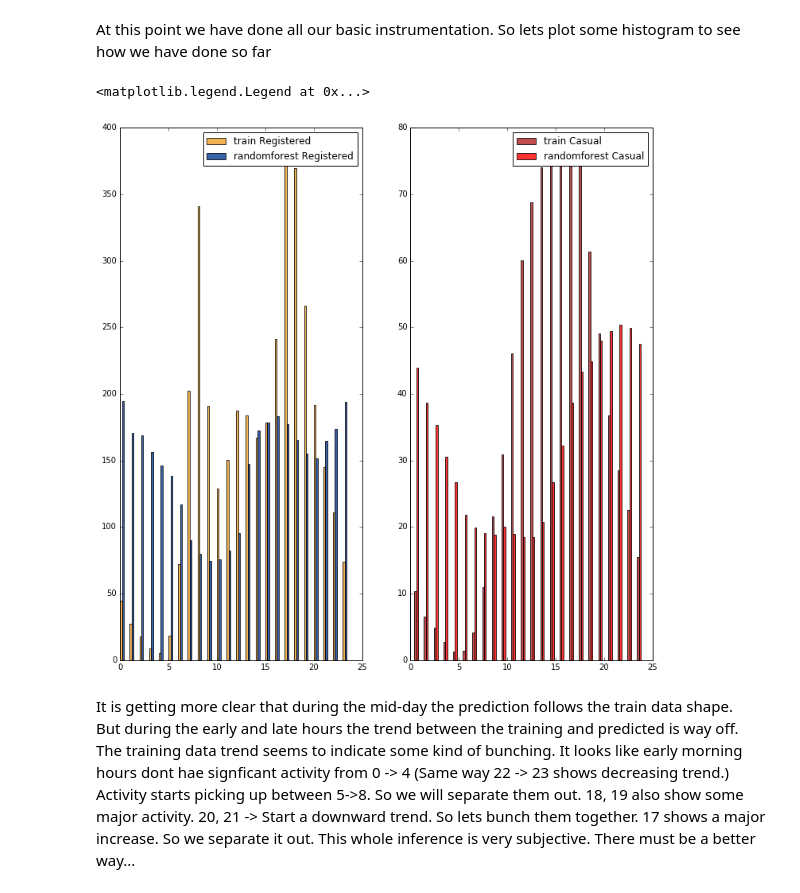
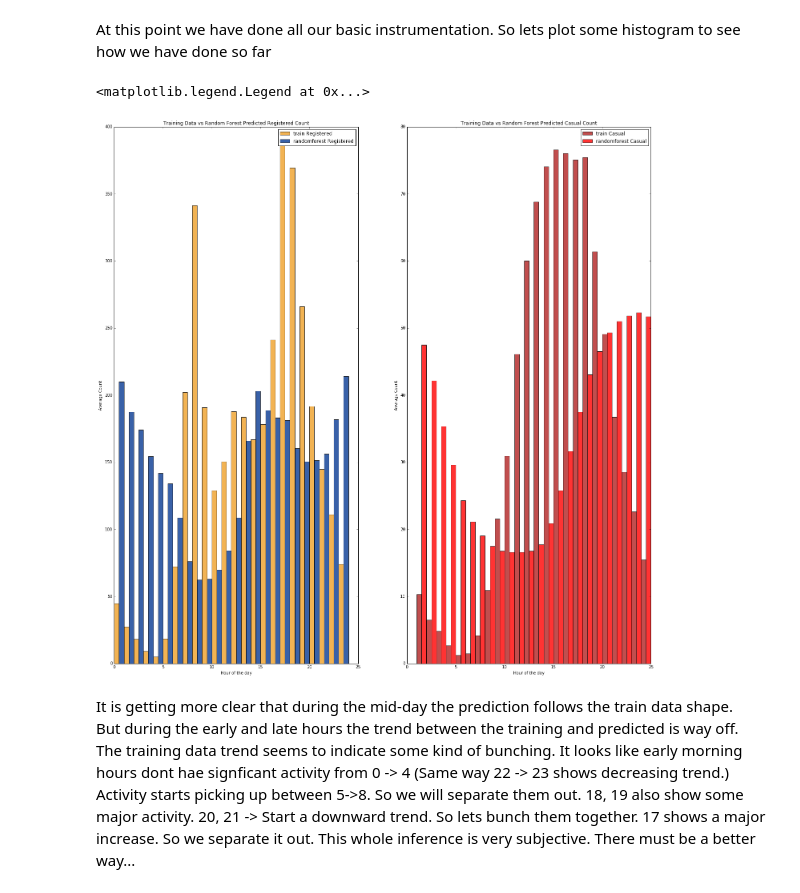
Before and after one commit to MadisonJMyers/W207, a Jupyter notebook: w207_project.ipynb, the cells around one changed output. Drawn from its saved outputs; the diff is of its cells as text; code cells hidden in the pictures.

Commit message:
Add files via upload
Updated Panda section names so that they donot over write the earlier sections.
Also updated the plots

```diff
--- a/w207_project.ipynb
+++ b/w207_project.ipynb
@@ -947,6 +931,7 @@ test_lab_f.close()
 # %% [markdown]
 At this point we have done all our basic instrumentation.  So lets plot some histogram to see how we have done so far
 # %%
+
 hour = np.zeros(train_data.shape[0])
 
 for i in range(train_data[:,0].shape[0]):
@@ -967,9 +952,9 @@ def summarize(preds):
     return averages
 
 
-plt.figure(figsize=(12,12))
+plt.figure(figsize=(24,24))
 plt.xlim(0,24)
-bar_width = 0.2
+bar_width = 0.5
 opacity = 0.8
 
 def width_adjust(x):
@@ -978,39 +963,46 @@ def width_adjust(x):
         x_adjust.append(hour[i] + x)
     return x_adjust
 
-# Split the charts into two.  One for registered and another for casual so that we can see how our prediction follows the training set
+# Split the charts into two.
+#One for registered and another for casual so that we can see how our prediction follows the training set.
 
 fig1 = plt.subplot(121)
+fig1.set_title('Training Data vs Random Forest Predicted Registered Count')
+fig1.set_xlabel('Hour of the day')
+fig1.set_ylabel('Average Count')
 
 bars_train_reg = fig1.bar(set(hour), summarize(conv_train_data[:,-2]), bar_width,
                  alpha=opacity,
                  color='#efa028',
                  label='train Registered')
 
 bars_rf_reg = fig1.bar(width_adjust(1*bar_width), summarize(results_registered), bar_width,
                  alpha=opacity,
                  color='#073a93',
                  label='randomforest Registered')
 
 
 fig1.legend()
 
 fig2 = plt.subplot(122)
+fig2.set_title('Training Data vs Random Forest Predicted Casual Count')
+fig2.set_xlabel('Hour of the day')
+fig2.set_ylabel('Average Count')
 
 bars_train_cas = fig2.bar(width_adjust(2*bar_width), summarize(conv_train_data[:,-3]), bar_width,
                  alpha=opacity,
                  color='#B22222',
                  label='train Casual')
 
 bars_rf_cas = fig2.bar(width_adjust(3*bar_width), summarize(results_casual), bar_width,
                  alpha=opacity,
                  color='#FF0000',
                  label='randomforest Casual')
 
 fig2.legend()
 # %% [output]
 <matplotlib.legend.Legend at 0x...>
-[figure, old version]
+[figure, new version]
 # %% [markdown]
 It is getting more clear that during the mid-day the prediction follows the train data shape.
 But during the early and late hours the trend between the training and predicted is way off.
```
Also changed, not shown: parts of 12 cells of this notebook.
